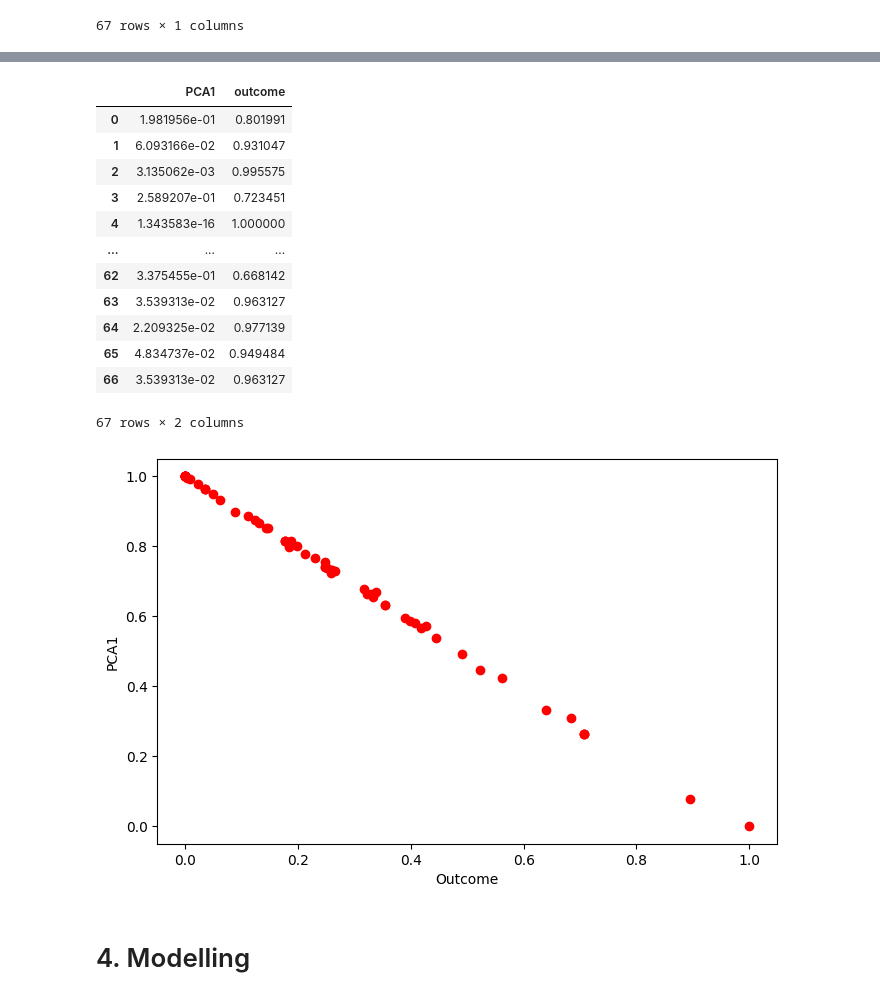
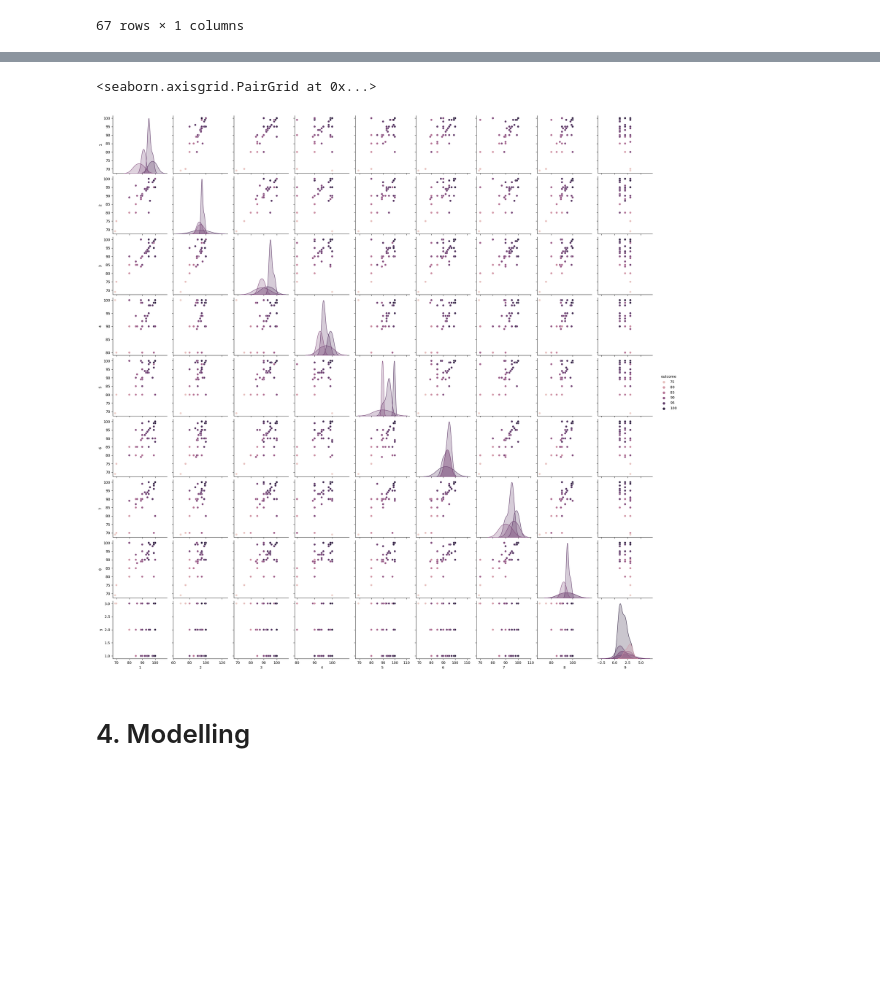
Before and after one commit to yudhaislamisulistya/non-linear-programming-ro, a Jupyter notebook: non-linear.ipynb, the cells around one changed output, grey strips where cells are left out. Drawn from its saved outputs; the diff is of its cells as text; code cells hidden in the pictures; blank space fills up the shorter version.

```diff
--- a/non-linear.ipynb
+++ b/non-linear.ipynb
@@ -148,28 +88,7 @@ display(X) # berfungsi untuk menampilkan data feature yang sudah dinormalisasi
-# %%
-X_y = pd.concat([X, y], axis=1) # berfungsi untuk menggabungkan data feature dan data target
-display(X_y)
-# %% [output]
-|  | PCA1 | outcome |
-| 0 | 1.981956e-01 | 0.801991 |
-| 1 | 6.093166e-02 | 0.931047 |
-| 2 | 3.135062e-03 | 0.995575 |
-| 3 | 2.589207e-01 | 0.723451 |
-| 4 | 1.343583e-16 | 1.000000 |
-| ... | ... | ... |
-| 62 | 3.375455e-01 | 0.668142 |
-| 63 | 3.539313e-02 | 0.963127 |
-| 64 | 2.209325e-02 | 0.977139 |
-| 65 | 4.834737e-02 | 0.949484 |
-| 66 | 3.539313e-02 | 0.963127 |
-67 rows × 2 columns
-# %%
-plt.figure(figsize=(8,5))
-x_data, y_data = (X_y["PCA1"].values, X_y["outcome"].values)
-plt.plot(x_data, y_data, 'ro')
-plt.ylabel('PCA1')
-plt.xlabel('Outcome')
-plt.show()
-# %% [output]
-[figure, removed]
+# %%
+sns.pairplot(df, hue='outcome') # berfungsi untuk menampilkan pair plot dari data feature dan data target (outcome)
+# %% [output]
+<seaborn.axisgrid.PairGrid at 0x...>
+[figure, added]
 # %% [markdown]
 # 4. Modelling
```
Also changed, not shown: parts of 23 cells of this notebook.
